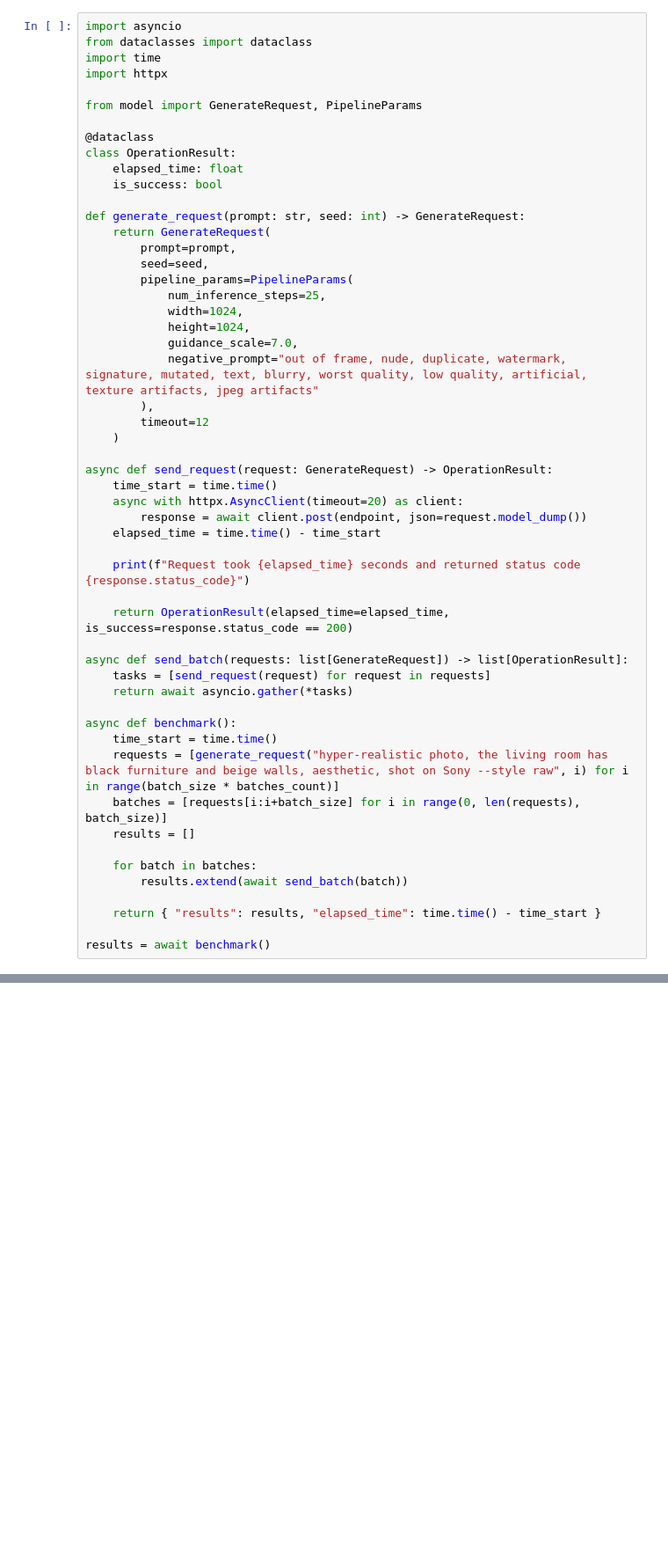
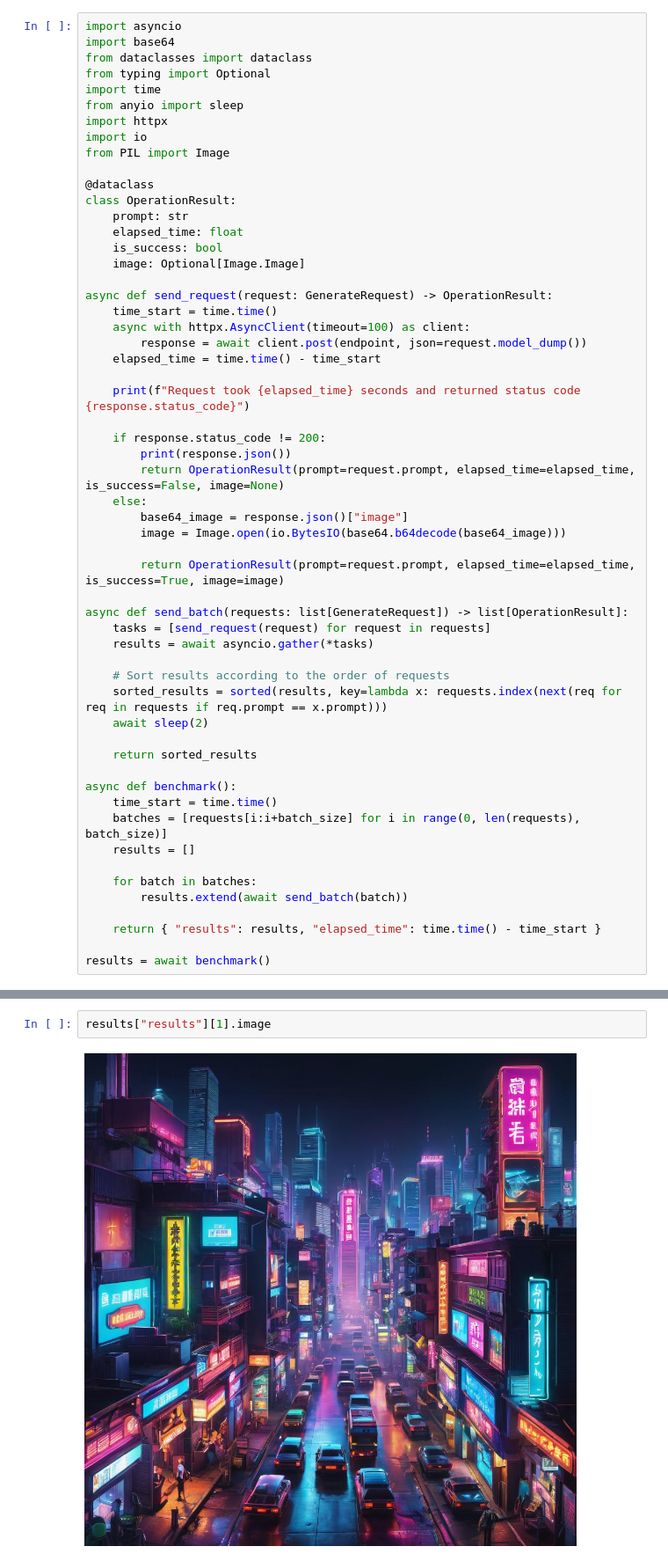
Before and after one commit to NUT-A/bt-23-inferring, a Jupyter notebook: server/src/benchmark.ipynb, the cells around one changed output, grey strips where cells are left out. Shown at 88% size. Saved outputs shown, nothing was run; the diff lists cells and outputs as text; blank space fills up the shorter version.

```diff
--- a/server/src/benchmark.ipynb
+++ b/server/src/benchmark.ipynb
@@ -6,47 +48,50 @@ endpoint = "http://192.69.210.82:80/generate_anime"
 # %%
 import asyncio
+import base64
 from dataclasses import dataclass
+from typing import Optional
 import time
+from anyio import sleep
 import httpx
-
-from model import GenerateRequest, PipelineParams
+import io
+from PIL import Image
 
 @dataclass
 class OperationResult:
+    prompt: str
     elapsed_time: float
     is_success: bool
-
-def generate_request(prompt: str, seed: int) -> GenerateRequest:
-    return GenerateRequest(
-        prompt=prompt,
-        seed=seed,
-        pipeline_params=PipelineParams(
-            num_inference_steps=25,
-            width=1024,
-            height=1024,
-            guidance_scale=7.0,
-            negative_prompt="out of frame, nude, duplicate, watermark, signature, mutated, text, blurry, worst quality, low quality, artificial, texture artifacts, jpeg artifacts"
-        ),
-        timeout=12
-    )
+    image: Optional[Image.Image]
 
 async def send_request(request: GenerateRequest) -> OperationResult:
     time_start = time.time()
-    async with httpx.AsyncClient(timeout=20) as client:
+    async with httpx.AsyncClient(timeout=100) as client:
         response = await client.post(endpoint, json=request.model_dump())
     elapsed_time = time.time() - time_start
 
     print(f"Request took {elapsed_time} seconds and returned status code {response.status_code}")
 
-    return OperationResult(elapsed_time=elapsed_time, is_success=response.status_code == 200)
+    if response.status_code != 200:
+        print(response.json())
+        return OperationResult(prompt=request.prompt, elapsed_time=elapsed_time, is_success=False, image=None)
+    else:
+        base64_image = response.json()["image"]
+        image = Image.open(io.BytesIO(base64.b64decode(base64_image)))
+
+        return OperationResult(prompt=request.prompt, elapsed_time=elapsed_time, is_success=True, image=image)
 
 async def send_batch(requests: list[GenerateRequest]) -> list[OperationResult]:
     tasks = [send_request(request) for request in requests]
-    return await asyncio.gather(*tasks)
+    results = await asyncio.gather(*tasks)
+
+    # Sort results according to the order of requests
+    sorted_results = sorted(results, key=lambda x: requests.index(next(req for req in requests if req.prompt == x.prompt)))
+    await sleep(2)
+
+    return sorted_results
 
 async def benchmark():
     time_start = time.time()
-    requests = [generate_request("hyper-realistic photo, the living room has black furniture and beige walls, aesthetic, shot on Sony --style raw", i) for i in range(batch_size * batches_count)]
     batches = [requests[i:i+batch_size] for i in range(0, len(requests), batch_size)]
     results = []
 
@@ -97,0 +143,4 @@ Total Volume: 1066
+# %%
+results["results"][1].image
+# %% [output]
+[figure, added]
```
Also changed, not shown: parts of 5 cells of this notebook, 7 other files.
